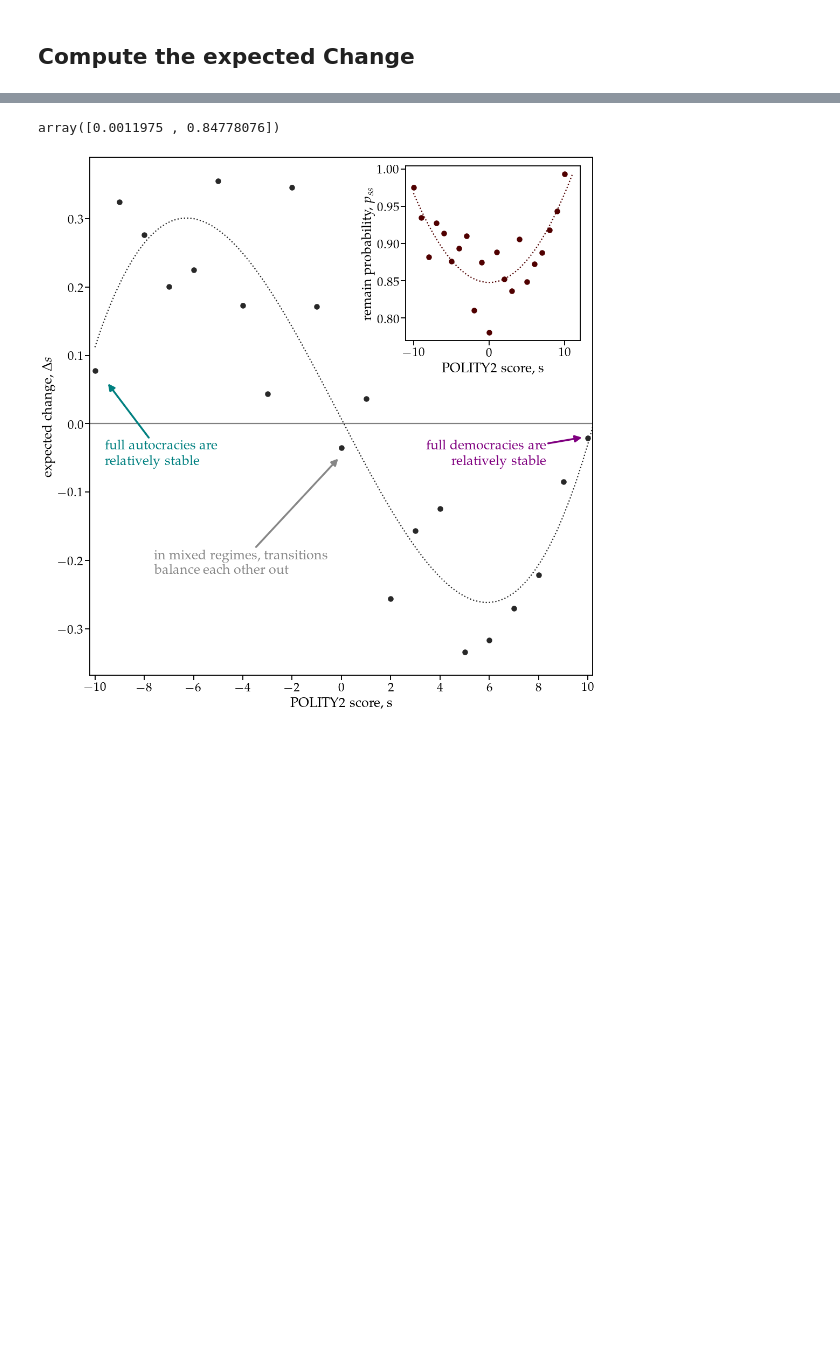
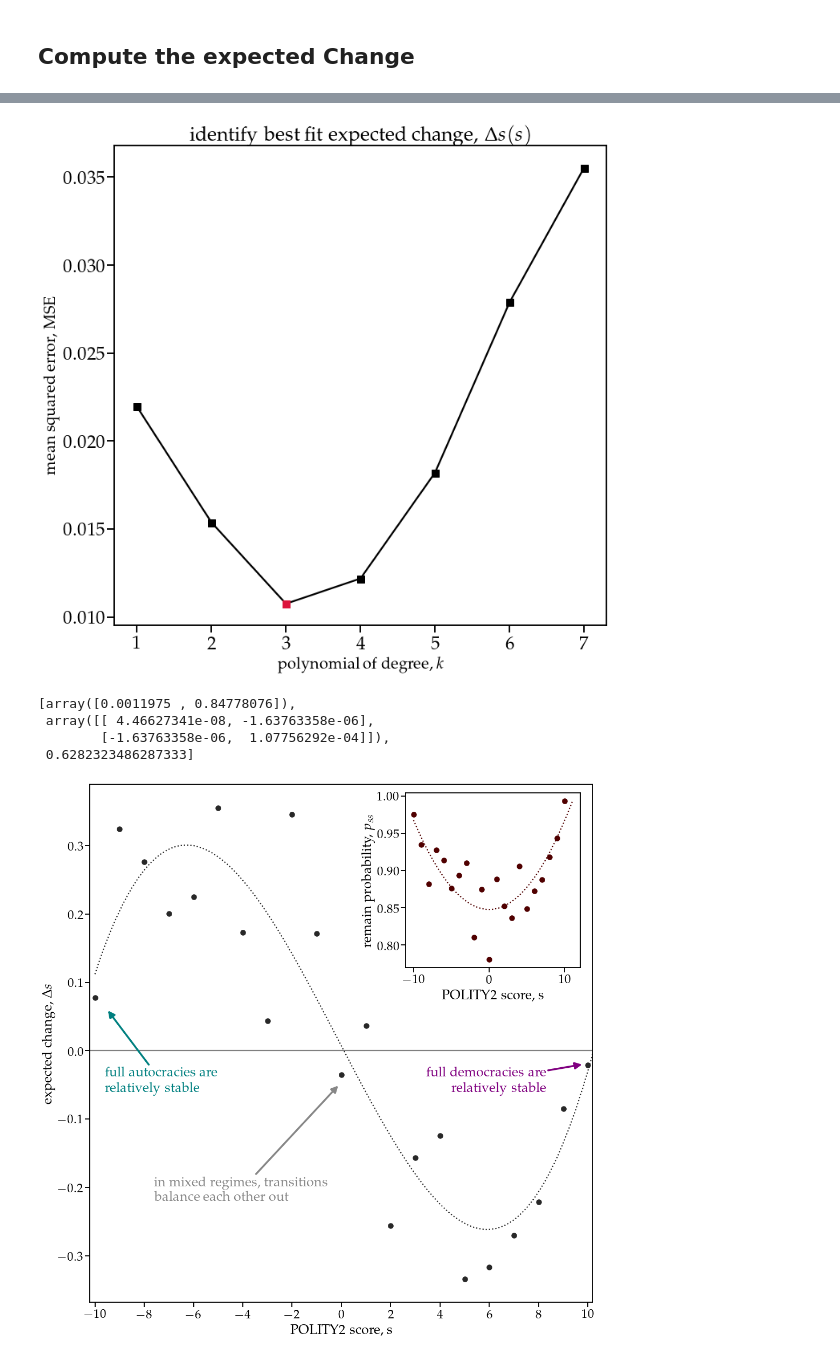
Before and after one commit to floklimm/democracyMarkovChain, a Jupyter notebook: code/1-markovChainEstimation.ipynb, the cells around one changed output, grey strips where cells are left out. Cells and saved outputs as stored; diff of their text form; code cells hidden in the pictures; blank space fills up the shorter version.

```diff
--- a/code/1-markovChainEstimation.ipynb
+++ b/code/1-markovChainEstimation.ipynb
@@ -261,0 +311,60 @@ array([ 0.00062108,  0.00034656, -0.06916775,  0.00676151])
+# %%
+x_raw = x
+# %%
+import numpy as np
+import pandas as pd
+import matplotlib.pyplot as plt
+from sklearn.linear_model import LinearRegression
+from sklearn.preprocessing import PolynomialFeatures
+from sklearn.metrics import r2_score
+from sklearn.metrics import mean_squared_error
+from sklearn.model_selection import cross_validate
+from sklearn.model_selection import train_test_split
+
+x=x_raw.reshape((21,1))
+x_train,x_test,y_train,y_test=train_test_split(x,meanDeltaS,train_size=0.8, random_state=42)
+
+
+## Let's find out the model we need to select
+maxdegree=8 # The maximum degree we would like to test
+training_error=[]
+cross_validation_error=[]
+for d in range(1,maxdegree):
+    x_poly_train=PolynomialFeatures(degree=d).fit_transform(x_train)
+    x_poly_test=PolynomialFeatures(degree=d).fit_transform(x_test)
+    lr=LinearRegression(fit_intercept=False)
+    model=lr.fit(x_poly_train,y_train)
+    y_train_pred=model.predict(x_poly_train)
+    mse_train=mean_squared_error(y_train,y_train_pred)
+    cve=cross_validate(lr,x_poly_train,y_train,scoring='neg_mean_squared_error',cv=5,return_train_score=True)
+    training_error.append(mse_train)
+    cross_validation_error.append(np.mean(np.absolute(cve['test_score'])))
+
+ligthRed = '#DC143C'
+
+## Plotting
+fig,ax=plt.subplots(figsize=(11,11))
+ax.plot(range(1,maxdegree),cross_validation_error,color='k',marker='s')
+ax.set_xlabel(r'polynomial of degree, $k$',fontsize=20)
+ax.set_ylabel(r'mean squared error, MSE',fontsize=20)
+ax.set_title(r'identify best fit expected change, $\Delta s (s)$',fontsize=25)
+ax.plot(3,cross_validation_error[2],color=ligthRed,marker='s')
+
+
+# ax.annotate('cubical polynomial\n describes the data best', xy=(3., 0.012),
+#              xycoords='data',
+#              xytext=(3, 0.025),
+#              textcoords='data',
+#              color=ligthRed,
+#              ha='center',
+#              arrowprops=dict(arrowstyle= '-|>',
+#                              color=ligthRed,
+#                              lw=3.5,
+#                              ls='-')
+#            )
+
+#ax.set_yscale('log')
+
+plt.savefig('./../results/supplementaryFigures/FigS4-orderPolynomial.jpeg',bbox_inches='tight')
+# %% [output]
+[figure, added]
@@ -276,7 +410,10 @@ yPlotQuadratic = quadratic(xPlot,paramQuadratic[0],paramQuadratic[1])
-# %%
-paramQuadratic
-# %% [output]
-array([0.0011975 , 0.84778076])
+# %%
+[paramQuadratic, param_cov,r_squared]
+# %% [output]
+[array([0.0011975 , 0.84778076]),
+ array([[ 4.46627341e-08, -1.63763358e-06],
+        [-1.63763358e-06,  1.07756292e-04]]),
+ 0.6282323486287333]
 # %%
 # colors for plotting
 teal = [0,0.5,0.5]
```
Also changed, not shown: parts of 7 cells of this notebook, 56 other files.
